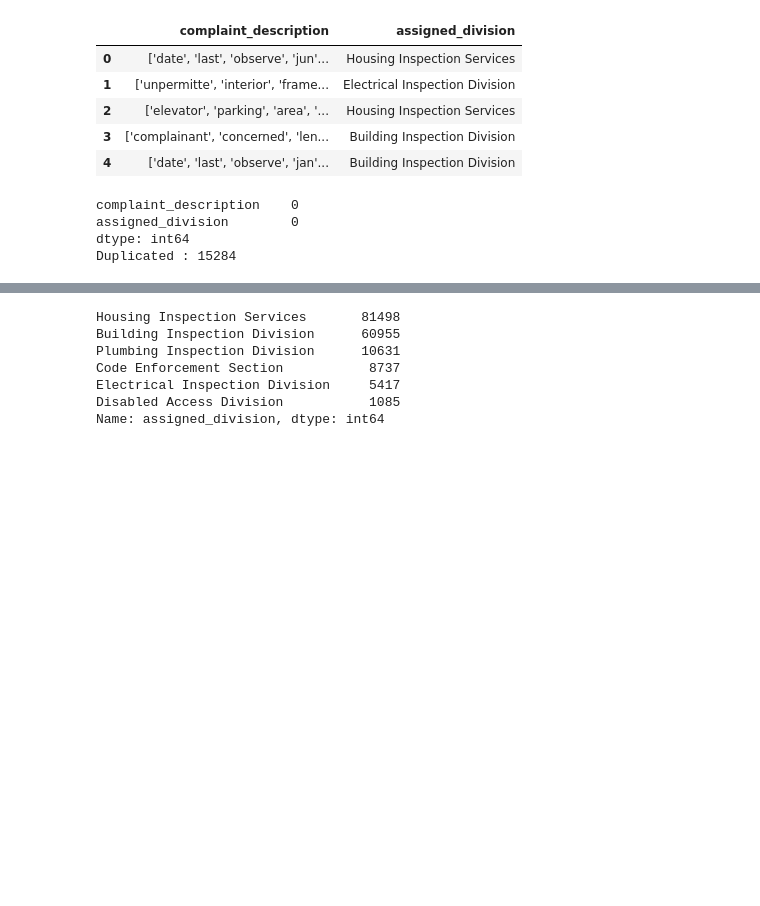
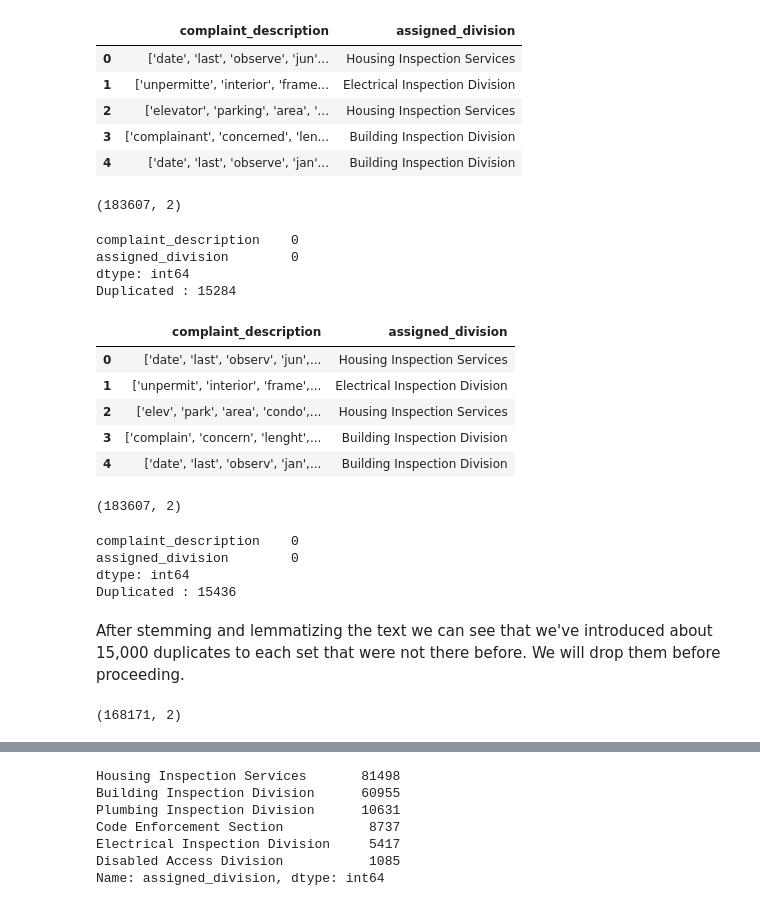
Before and after one commit to wct432/sf_building_complaints, a Jupyter notebook: notebooks/clean_data.ipynb, the cells around one changed output, grey strips where cells are left out. Cells and saved outputs as stored; diff of their text form; code cells hidden in the pictures; blank space fills up the shorter version.

```diff
--- a/notebooks/clean_data.ipynb
+++ b/notebooks/clean_data.ipynb
@@ -69,6 +114,7 @@ We are using tqdm.pandas to keep track of our functions with a progress bar.
 # %%
 #create stemmed text
-# tqdm.pandas()
-# stemmed = df.copy()
-# stemmed['complaint_description'] = stemmed['complaint_description'].progress_apply(lambda x: normalize_text(x))
-# stemmed.to_csv(data_path + '/stemmed_text.csv')
+stemmed_path = data_path + "/stemmed/"
+tqdm.pandas()
+stemmed = df.copy()
+stemmed['complaint_description'] = stemmed['complaint_description'].progress_apply(lambda x: normalize_text(x))
+stemmed.to_csv(stemmed_path + '/stemmed_text.csv')
@@ -81,4 +135,5 @@ We are using tqdm.pandas to keep track of our functions with a progress bar.
 # %%
-lemm = pd.read_csv(data_path + 'lemmatized_text.csv',index_col=[0])
-stemmed = pd.read_csv(data_path + 'stemmed_text.csv',index_col=[0])
+#load the saved data and ensure it looks correct
+lemmatized = pd.read_csv(lemmatized_path + 'lemmatized_text.csv',index_col=[0])
+stemmed = pd.read_csv(stemmed_path + 'stemmed_text.csv',index_col=[0])
 # %%
@@ -90,4 +145,8 @@ lemm.head()
 | 2 | ['elevator', 'parking', 'area', '... | Housing Inspection Services |
 | 3 | ['complainant', 'concerned', 'len... | Building Inspection Division |
 | 4 | ['date', 'last', 'observe', 'jan'... | Building Inspection Division |
+# %%
+lemmatized.shape
+# %% [output]
+(183607, 2)
 # %%
@@ -102,0 +160,25 @@ lemm.drop_duplicates(inplace = True)
+# %%
+stemmed.head()
+# %% [output]
+|  | complaint_description | assigned_division |
+| 0 | ['date', 'last', 'observ', 'jun',... | Housing Inspection Services |
+| 1 | ['unpermit', 'interior', 'frame',... | Electrical Inspection Division |
+| 2 | ['elev', 'park', 'area', 'condo',... | Housing Inspection Services |
+| 3 | ['complain', 'concern', 'lenght',... | Building Inspection Division |
+| 4 | ['date', 'last', 'observ', 'jan',... | Building Inspection Division |
+# %%
+stemmed.shape
+# %% [output]
+(183607, 2)
+# %%
+print(stemmed.isna().sum())
+print("Duplicated :", stemmed.duplicated().sum())
+# %% [output]
+complaint_description    0
+assigned_division        0
+dtype: int64
+Duplicated : 15436
+# %% [markdown]
+<div class="description">
+After stemming and lemmatizing the text we can see that we've introduced about 15,000 duplicates to each set that were not there before. We will drop them before proceeding.
+</div>
@@ -102,0 +188,4 @@ lemm.drop_duplicates(inplace = True)
+# %%
+stemmed.shape
+# %% [output]
+(168171, 2)
```
Also changed, not shown: parts of 60 cells of this notebook, 38 other files.
